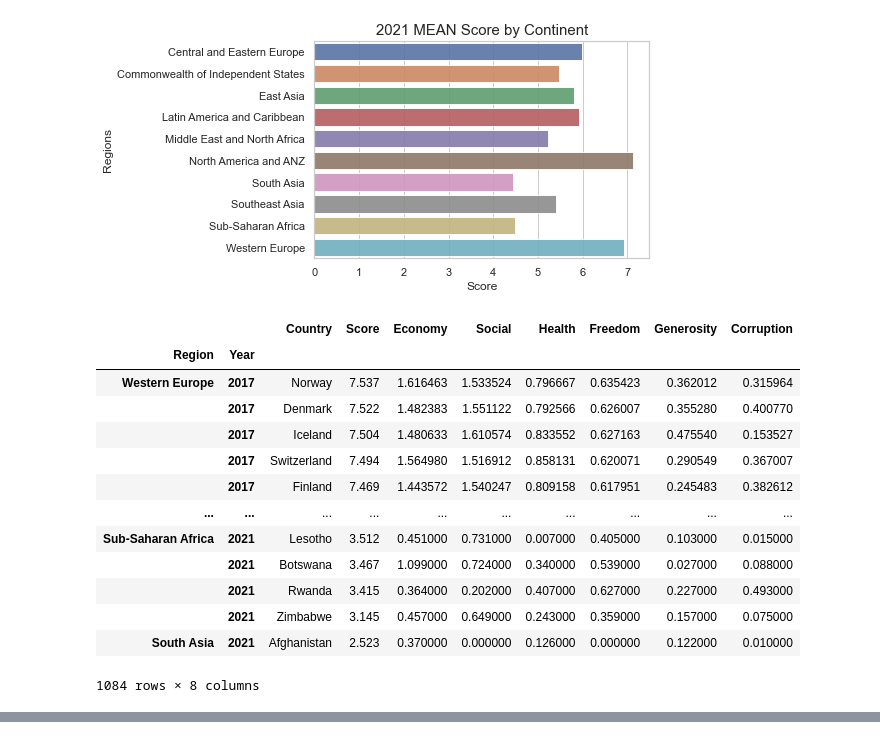
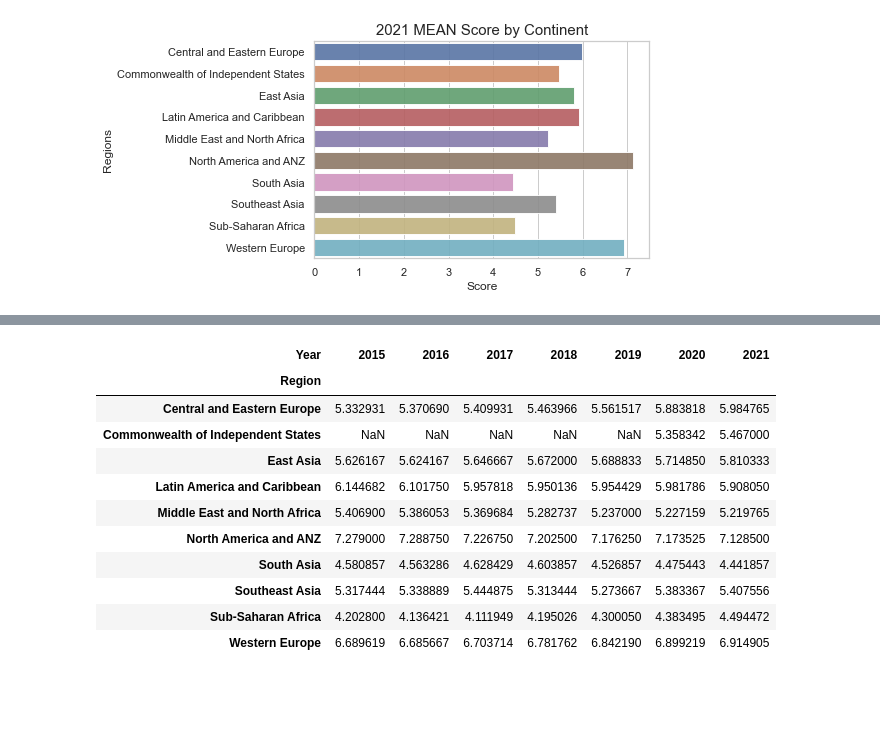
Before and after one commit to sohyeondian/Happiness, a Jupyter notebook: 05. 분석.ipynb, the cells around one changed output, grey strips where cells are left out. Saved outputs shown, nothing was run; the diff lists cells and outputs as text; code cells hidden in the pictures; blank space fills up the shorter version.

```diff
--- a/05. 분석.ipynb
+++ b/05. 분석.ipynb
@@ -92,23 +92,6 @@ for year in range(2015, 2022):
 [figure]
 [figure]
 [figure]
-# %%
-hp.set_index(['Region', 'Year'])
-# %% [output]
-|  |  | Country | Score | Economy | Social | Health | Freedom | Generosity | Corruption |
-| Region | Year |  |  |  |  |  |  |  |  |
-| Western Europe | 2017 | Norway | 7.537 | 1.616463 | 1.533524 | 0.796667 | 0.635423 | 0.362012 | 0.315964 |
-|  | 2017 | Denmark | 7.522 | 1.482383 | 1.551122 | 0.792566 | 0.626007 | 0.355280 | 0.400770 |
-|  | 2017 | Iceland | 7.504 | 1.480633 | 1.610574 | 0.833552 | 0.627163 | 0.475540 | 0.153527 |
-|  | 2017 | Switzerland | 7.494 | 1.564980 | 1.516912 | 0.858131 | 0.620071 | 0.290549 | 0.367007 |
-|  | 2017 | Finland | 7.469 | 1.443572 | 1.540247 | 0.809158 | 0.617951 | 0.245483 | 0.382612 |
-| ... | ... | ... | ... | ... | ... | ... | ... | ... | ... |
-| Sub-Saharan Africa | 2021 | Lesotho | 3.512 | 0.451000 | 0.731000 | 0.007000 | 0.405000 | 0.103000 | 0.015000 |
-|  | 2021 | Botswana | 3.467 | 1.099000 | 0.724000 | 0.340000 | 0.539000 | 0.027000 | 0.088000 |
-|  | 2021 | Rwanda | 3.415 | 0.364000 | 0.202000 | 0.407000 | 0.627000 | 0.227000 | 0.493000 |
-|  | 2021 | Zimbabwe | 3.145 | 0.457000 | 0.649000 | 0.243000 | 0.359000 | 0.157000 | 0.075000 |
-| South Asia | 2021 | Afghanistan | 2.523 | 0.370000 | 0.000000 | 0.126000 | 0.000000 | 0.122000 | 0.010000 |
-1084 rows × 8 columns
 # %%
 from plotly.offline import init_notebook_mode, iplot, plot
 import plotly.graph_objs as go
@@ -128,3 +111,20 @@ choromap = go.Figure(data = [map_plot], layout=layout)
 iplot(choromap, validate=False)
 # %% [output]
 [interactive output not drawn]
+# %%
+year_reg_mean = hp.groupby(['Region', 'Year']).mean()
+df_reg_mean = year_reg_mean.xs('Score', axis=1).unstack()
+df_reg_mean
+# %% [output]
+| Year | 2015 | 2016 | 2017 | 2018 | 2019 | 2020 | 2021 |
+| Region |  |  |  |  |  |  |  |
+| Central and Eastern Europe | 5.332931 | 5.370690 | 5.409931 | 5.463966 | 5.561517 | 5.883818 | 5.984765 |
+| Commonwealth of Independent States | NaN | NaN | NaN | NaN | NaN | 5.358342 | 5.467000 |
+| East Asia | 5.626167 | 5.624167 | 5.646667 | 5.672000 | 5.688833 | 5.714850 | 5.810333 |
+| Latin America and Caribbean | 6.144682 | 6.101750 | 5.957818 | 5.950136 | 5.954429 | 5.981786 | 5.908050 |
+| Middle East and North Africa | 5.406900 | 5.386053 | 5.369684 | 5.282737 | 5.237000 | 5.227159 | 5.219765 |
+| North America and ANZ | 7.279000 | 7.288750 | 7.226750 | 7.202500 | 7.176250 | 7.173525 | 7.128500 |
+| South Asia | 4.580857 | 4.563286 | 4.628429 | 4.603857 | 4.526857 | 4.475443 | 4.441857 |
+| Southeast Asia | 5.317444 | 5.338889 | 5.444875 | 5.313444 | 5.273667 | 5.383367 | 5.407556 |
+| Sub-Saharan Africa | 4.202800 | 4.136421 | 4.111949 | 4.195026 | 4.300050 | 4.383495 | 4.494472 |
+| Western Europe | 6.689619 | 6.685667 | 6.703714 | 6.781762 | 6.842190 | 6.899219 | 6.914905 |
```
Also changed, not shown: parts of 10 cells of this notebook.
